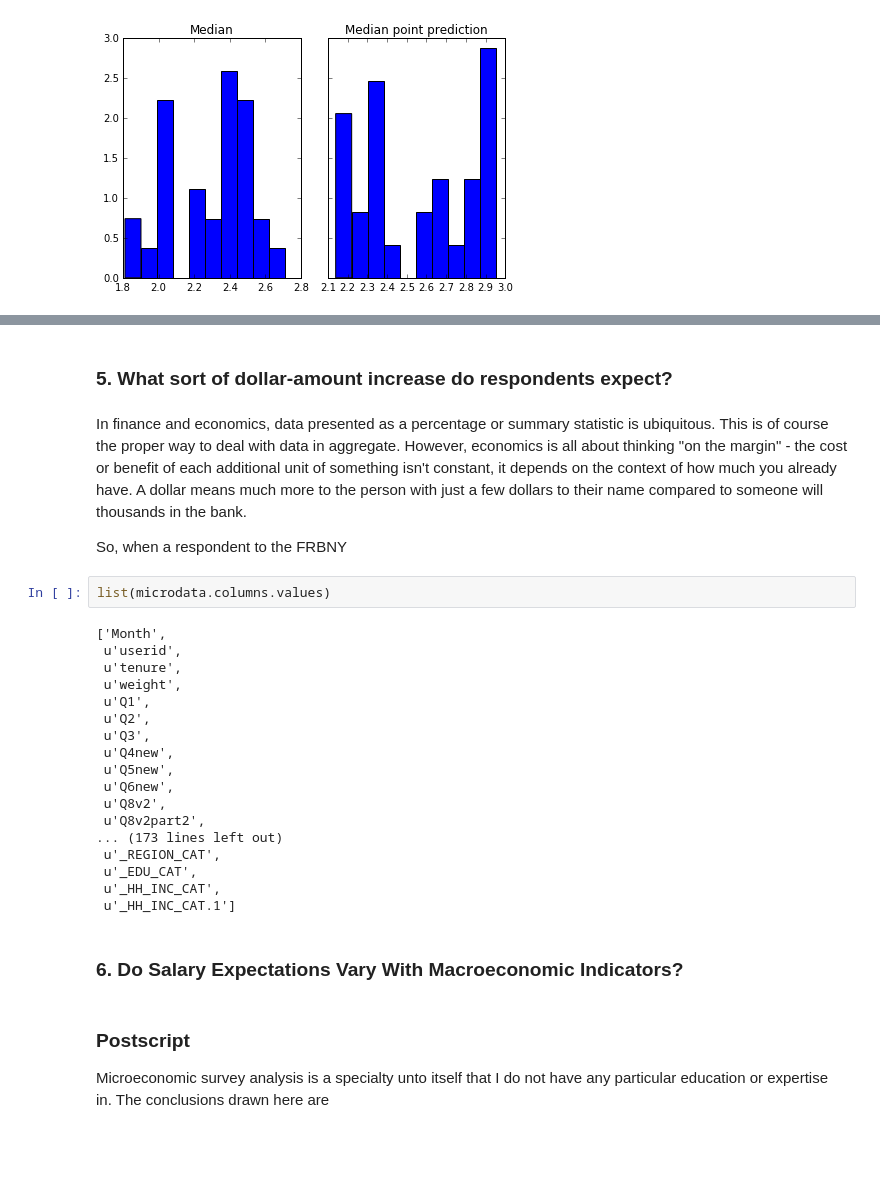
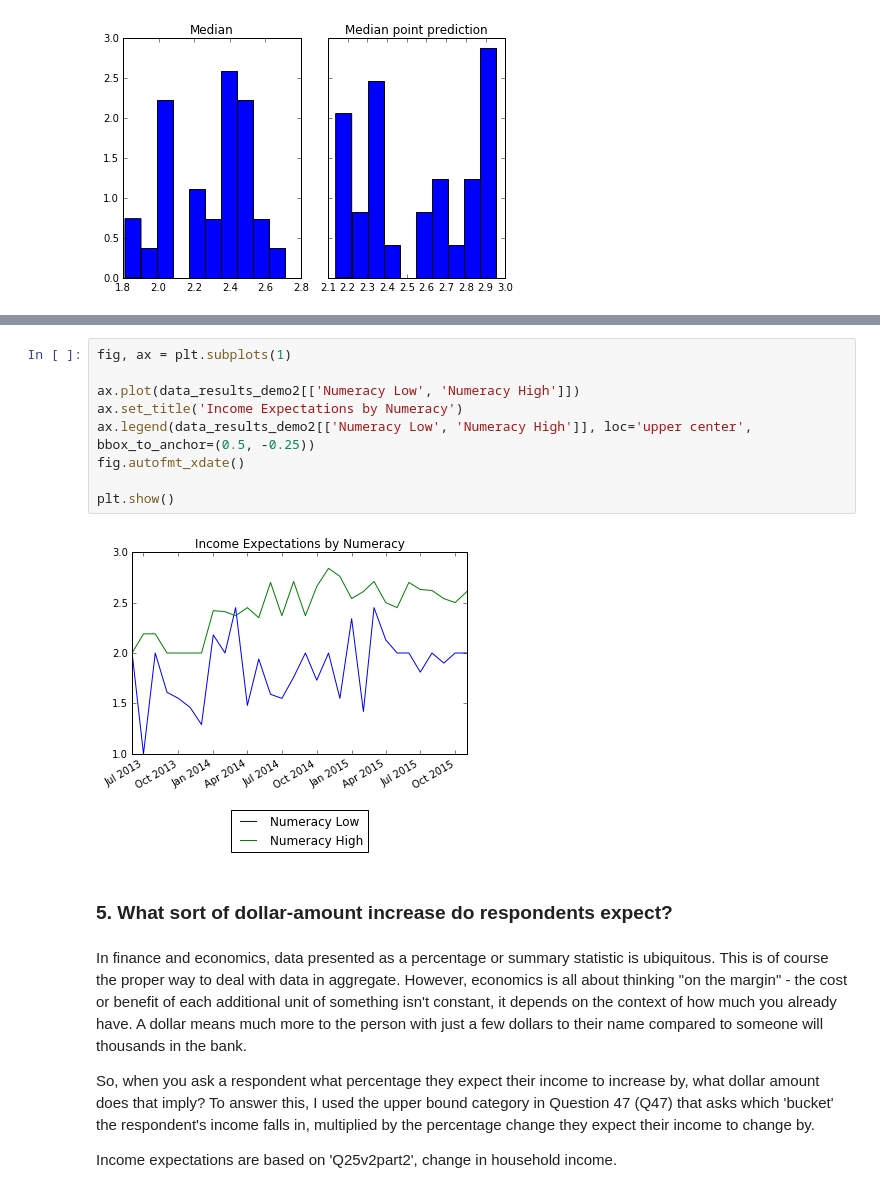
Before and after one commit to jhamski/IS602_Project, a Jupyter notebook: IS602_FinalProject_JHamski.ipynb, the cells around one changed output, grey strips where cells are left out. Cells and saved outputs as stored; diff of their text form; blank space fills up the shorter version.

```diff
--- a/IS602_FinalProject_JHamski.ipynb
+++ b/IS602_FinalProject_JHamski.ipynb
@@ -188,32 +202,19 @@ plt.show()
+# %%
+fig, ax = plt.subplots(1)
+
+ax.plot(data_results_demo2[['Numeracy Low', 'Numeracy High']])
+ax.set_title('Income Expectations by Numeracy')
+ax.legend(data_results_demo2[['Numeracy Low', 'Numeracy High']], loc='upper center', bbox_to_anchor=(0.5, -0.25))
+fig.autofmt_xdate()
+
+plt.show()
+# %% [output]
+[figure, added]
 # %% [markdown]
 ### 5. What sort of dollar-amount increase do respondents expect?
 # %% [markdown]
 In finance and economics, data presented as a percentage or summary statistic is ubiquitous. This is of course the proper way to deal with data in aggregate. However, economics is all about thinking "on the margin" - the cost or benefit of each additional unit of something isn't constant, it depends on the context of how much you already have. A dollar means much more to the person with just a few dollars to their name compared to someone will thousands in the bank.
 
-So, when a respondent to the FRBNY
+So, when you ask a respondent what percentage they expect their income to increase by, what dollar amount does that imply? To answer this, I used the upper bound category in Question 47 (Q47) that asks which 'bucket' the respondent's income falls in, multiplied by the percentage change they expect their income to change by.
+
+Income expectations are based on 'Q25v2part2', change in household income.
-# %%
-list(microdata.columns.values)
-# %% [output]
-['Month',
- u'userid',
- u'tenure',
- u'weight',
- u'Q1',
- u'Q2',
- u'Q3',
- u'Q4new',
- u'Q5new',
- u'Q6new',
- u'Q8v2',
- u'Q8v2part2',
-... (173 lines left out)
- u'_REGION_CAT',
- u'_EDU_CAT',
- u'_HH_INC_CAT',
- u'_HH_INC_CAT.1']
-# %% [markdown]
-### 6. Do Salary Expectations Vary With Macroeconomic Indicators?
-# %% [markdown]
-### Postscript
-
-Microeconomic survey analysis is a specialty unto itself that I do not have any particular education or expertise in. The conclusions drawn here are
```
Also changed, not shown: parts of 32 cells of this notebook.
